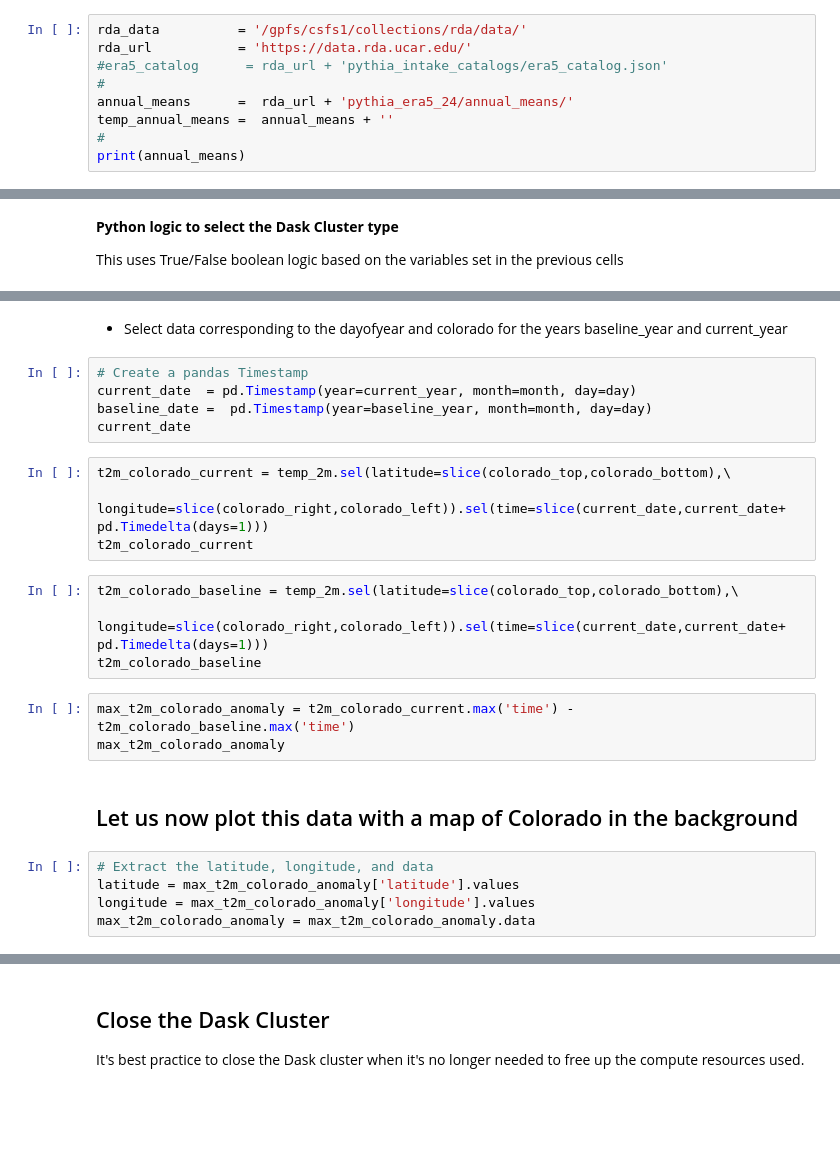
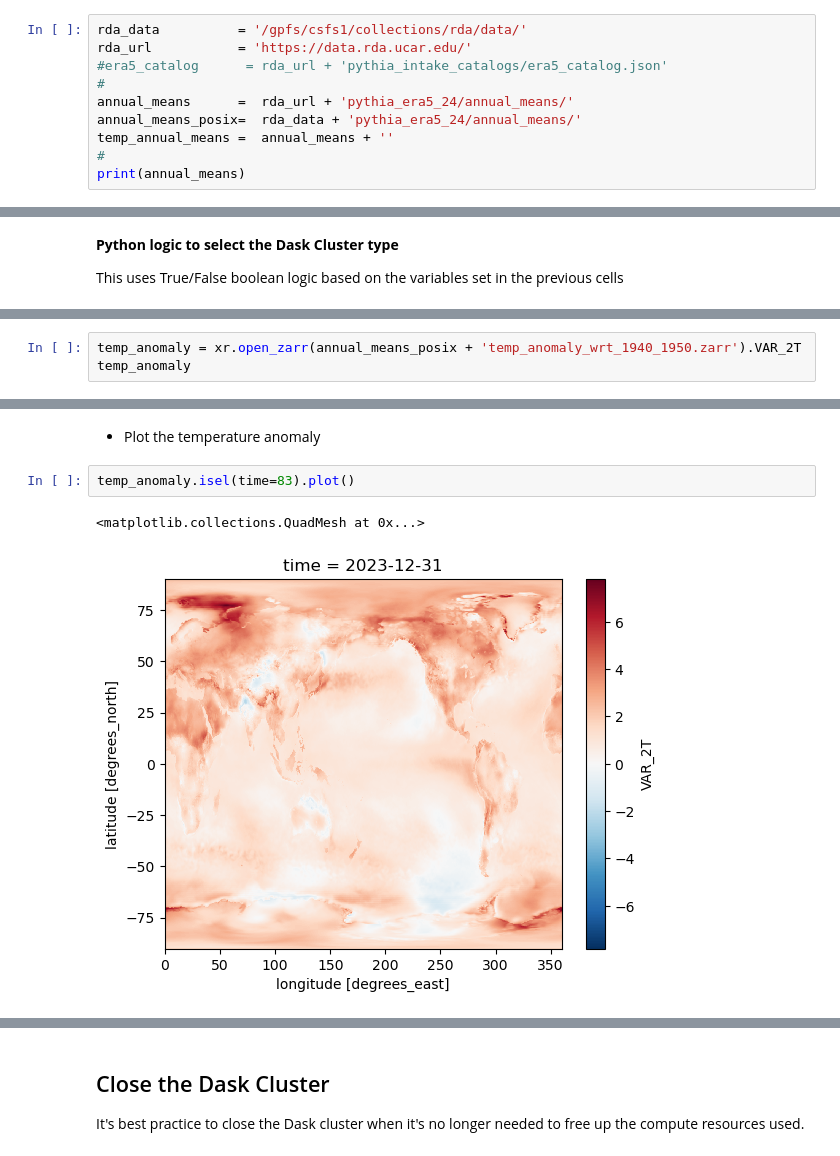
Before and after one commit to projectpythia-mystmd/ERA5_interactive-cookbook-ncote, a Jupyter notebook: notebooks/02_era5_anomaly.ipynb, the cells around one changed output, grey strips where cells are left out. Cells and saved outputs as stored; diff of their text form; blank space fills up the shorter version.

Commit message:
Added anomaly notebook

```diff
--- a/notebooks/02_era5_anomaly.ipynb
+++ b/notebooks/02_era5_anomaly.ipynb
@@ -27,6 +27,7 @@ rda_url           = 'https://data.rda.ucar.edu/'
 #era5_catalog      = rda_url + 'pythia_intake_catalogs/era5_catalog.json'
 #
 annual_means      =  rda_url + 'pythia_era5_24/annual_means/'
+annual_means_posix=  rda_data + 'pythia_era5_24/annual_means/'
 temp_annual_means =  annual_means + ''
 #
 print(annual_means)
@@ -173,0 +235,3 @@ temp_2m
+# %%
+temp_anomaly = xr.open_zarr(annual_means_posix + 'temp_anomaly_wrt_1940_1950.zarr').VAR_2T
+temp_anomaly
@@ -174,25 +264,7 @@ temp_2m
 # %% [markdown]
-- Select data corresponding to the dayofyear and colorado for the years baseline_year and current_year
+- Plot the temperature anomaly
-# %%
-# Create a pandas Timestamp
-current_date  = pd.Timestamp(year=current_year, month=month, day=day)
-baseline_date =  pd.Timestamp(year=baseline_year, month=month, day=day)
-current_date
 # %%
-t2m_colorado_current = temp_2m.sel(latitude=slice(colorado_top,colorado_bottom),\
-                                         longitude=slice(colorado_right,colorado_left)).sel(time=slice(current_date,current_date+  pd.Timedelta(days=1)))
-t2m_colorado_current
+temp_anomaly.isel(time=83).plot()
+# %% [output]
+<matplotlib.collections.QuadMesh at 0x...>
+[figure, added]
-# %%
-t2m_colorado_baseline = temp_2m.sel(latitude=slice(colorado_top,colorado_bottom),\
-                                         longitude=slice(colorado_right,colorado_left)).sel(time=slice(current_date,current_date+  pd.Timedelta(days=1)))
-t2m_colorado_baseline
-# %%
-max_t2m_colorado_anomaly = t2m_colorado_current.max('time') - t2m_colorado_baseline.max('time')
-max_t2m_colorado_anomaly
-# %% [markdown]
-## Let us now plot this data with a map of Colorado in the background
-# %%
-# Extract the latitude, longitude, and data
-latitude = max_t2m_colorado_anomaly['latitude'].values
-longitude = max_t2m_colorado_anomaly['longitude'].values
-max_t2m_colorado_anomaly = max_t2m_colorado_anomaly.data
```
Also changed, not shown: parts of 22 cells of this notebook.
